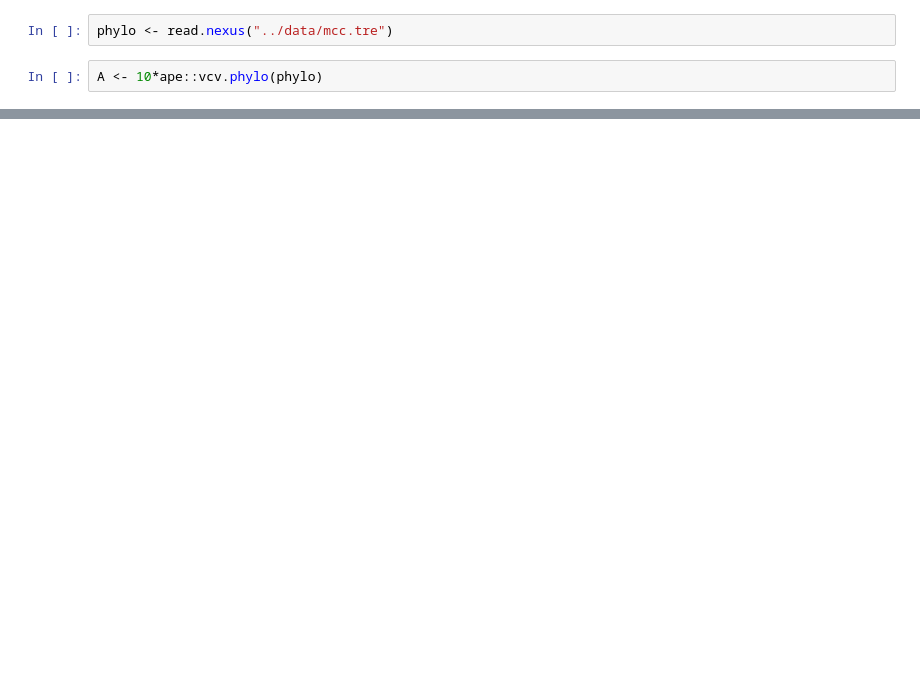
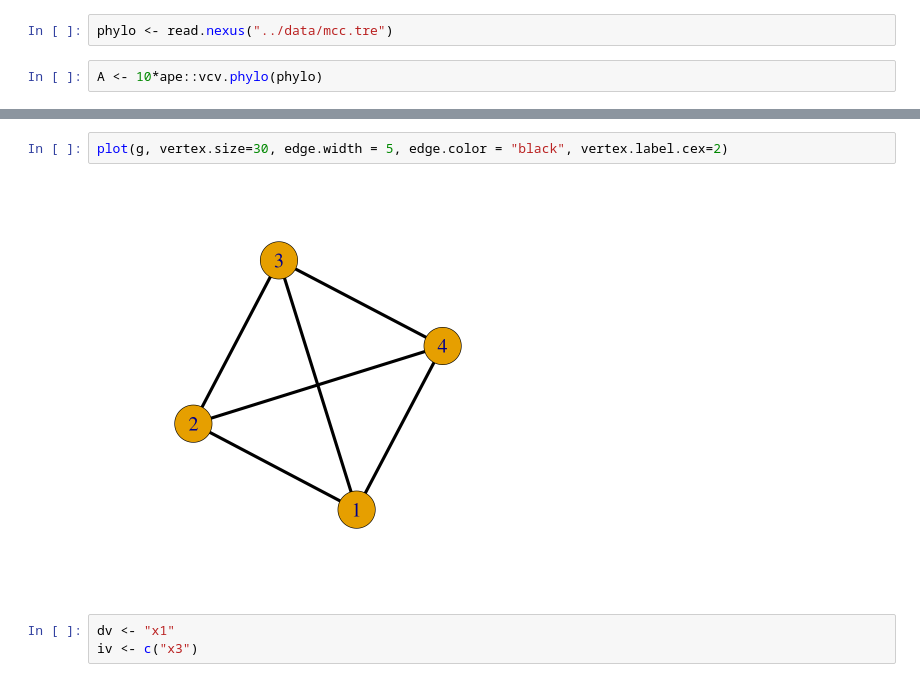
Before and after one commit to gerhardJaeger/phylogeneticCausalAnalysis, a Jupyter notebook: code/stanAnalysis.ipynb, the cells around one changed output, grey strips where cells are left out. Saved outputs shown, nothing was run; the diff lists cells and outputs as text; blank space fills up the shorter version.

```diff
--- a/code/stanAnalysis.ipynb
+++ b/code/stanAnalysis.ipynb
@@ -217,0 +171,7 @@ A data.frame: 3 × 3
+# %%
+plot(g, vertex.size=30, edge.width = 5, edge.color = "black", vertex.label.cex=2)
+# %% [output]
+[figure, added]
+# %%
+dv <- "x1"
+iv <- c("x3")
```
Also changed, not shown: parts of 42 cells of this notebook.
